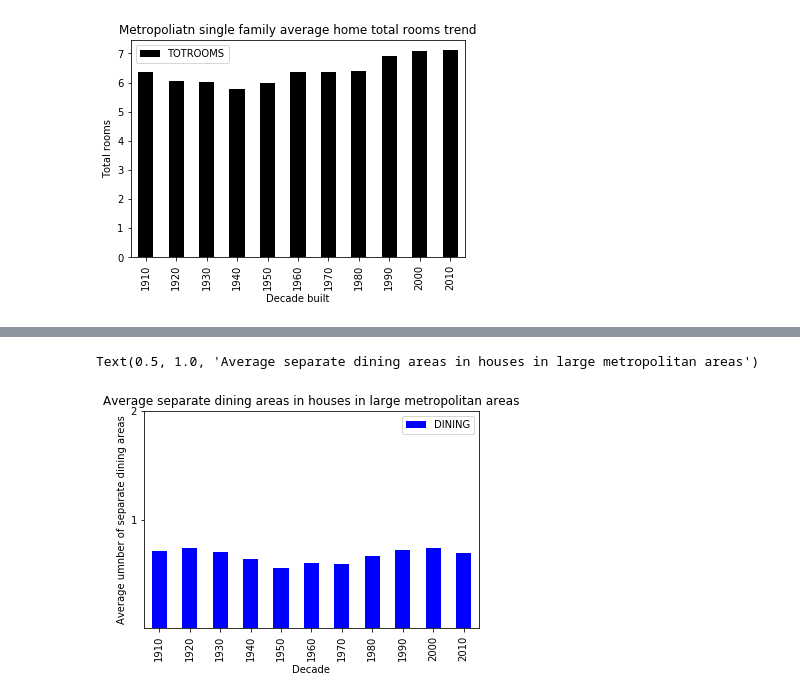
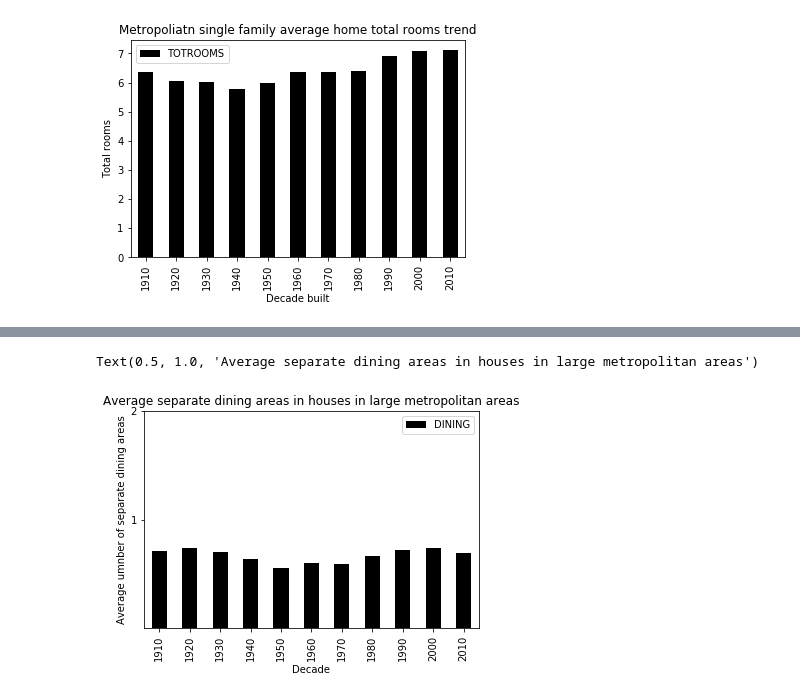
Before and after one commit to RoseDay/nextbeyond, a Jupyter notebook: sf houses plots.ipynb, the cells around one changed output, grey strips where cells are left out. Cells and saved outputs as stored; diff of their text form; code cells hidden in the pictures.

```diff
--- a/sf houses plots.ipynb
+++ b/sf houses plots.ipynb
@@ -546,11 +549,11 @@ Text(0.5, 1.0, 'Average stories in houses in large metropolitan areas')
 # %%
 #Plot metro mean of separate dining areas in houses by decade
 dr_dec_m= metro_sfh.groupby('YRBUILT')['DINING'].mean().reset_index()
-dr_dec_m.plot.bar(x='YRBUILT', y='DINING', color='b')
+dr_dec_m.plot.bar(x='YRBUILT', y='DINING', color='k')
 plt.xlabel('Decade')
 plt.ylabel('Average umnber of separate dining areas')
 plt.yticks(np.arange(1, 3, 1.0))
 plt.title('Average separate dining areas in houses in large metropolitan areas')
 # %% [output]
 Text(0.5, 1.0, 'Average separate dining areas in houses in large metropolitan areas')
-[figure, old version]
+[figure, new version]
```
Also changed, not shown: parts of 28 cells of this notebook.
